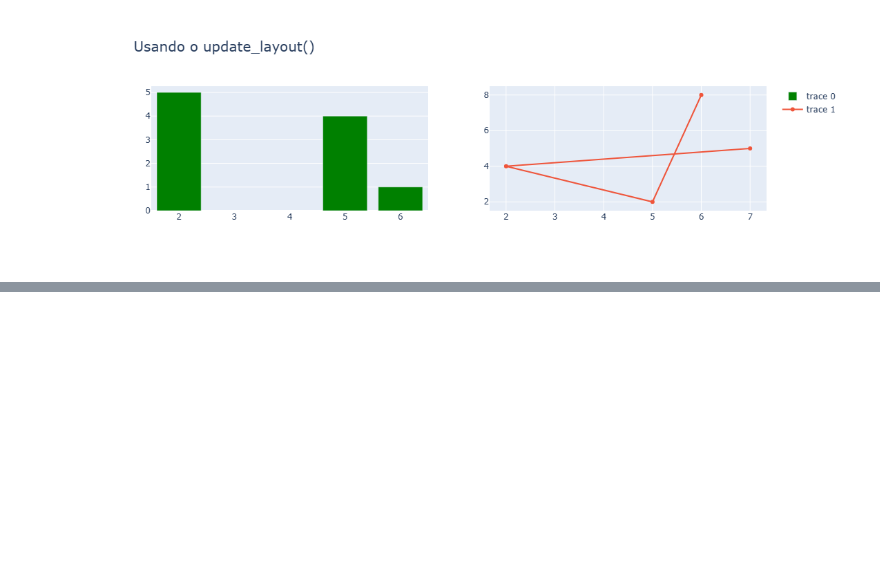
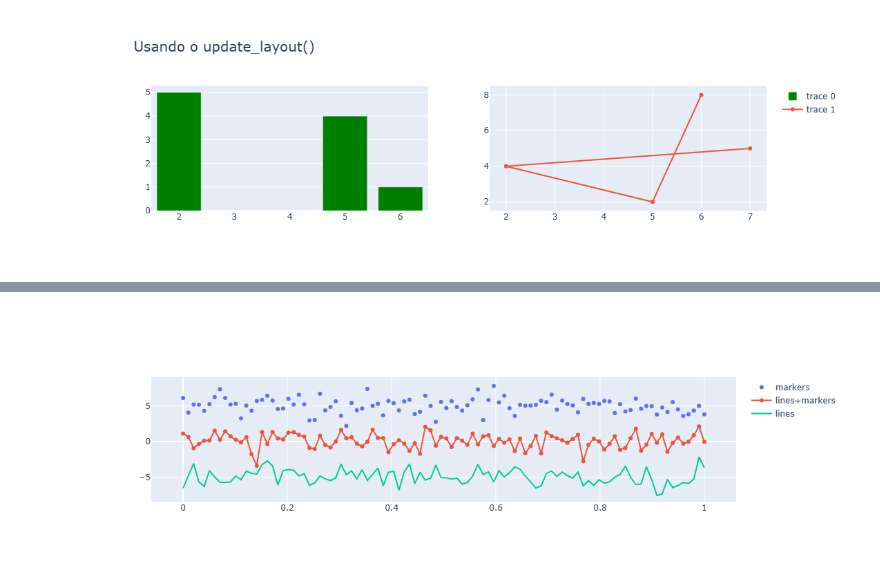
Before and after one commit to dev-DaviGuerra/Plotly, a Jupyter notebook: Plotly.ipynb, the cells around one changed output, grey strips where cells are left out. Cells and saved outputs as stored; diff of their text form; code cells hidden in the pictures; blank space fills up the shorter version.

```diff
--- a/Plotly.ipynb
+++ b/Plotly.ipynb
@@ -27,0 +52,10 @@ fig.show()
+# %%
+fig = go.Figure()
+
+fig.add_traces(go.Scatter(x=x, y=random_y0, mode="markers", name="markers"))
+
+fig.add_traces(go.Scatter(x=x, y=random_y1, mode="lines+markers", name="lines+markers"))
+
+fig.add_traces(go.Scatter(x=x, y=random_y2, mode="lines", name="lines"))
+# %% [output]
+[figure, added]
```
Also changed, not shown: parts of 6 cells of this notebook.
